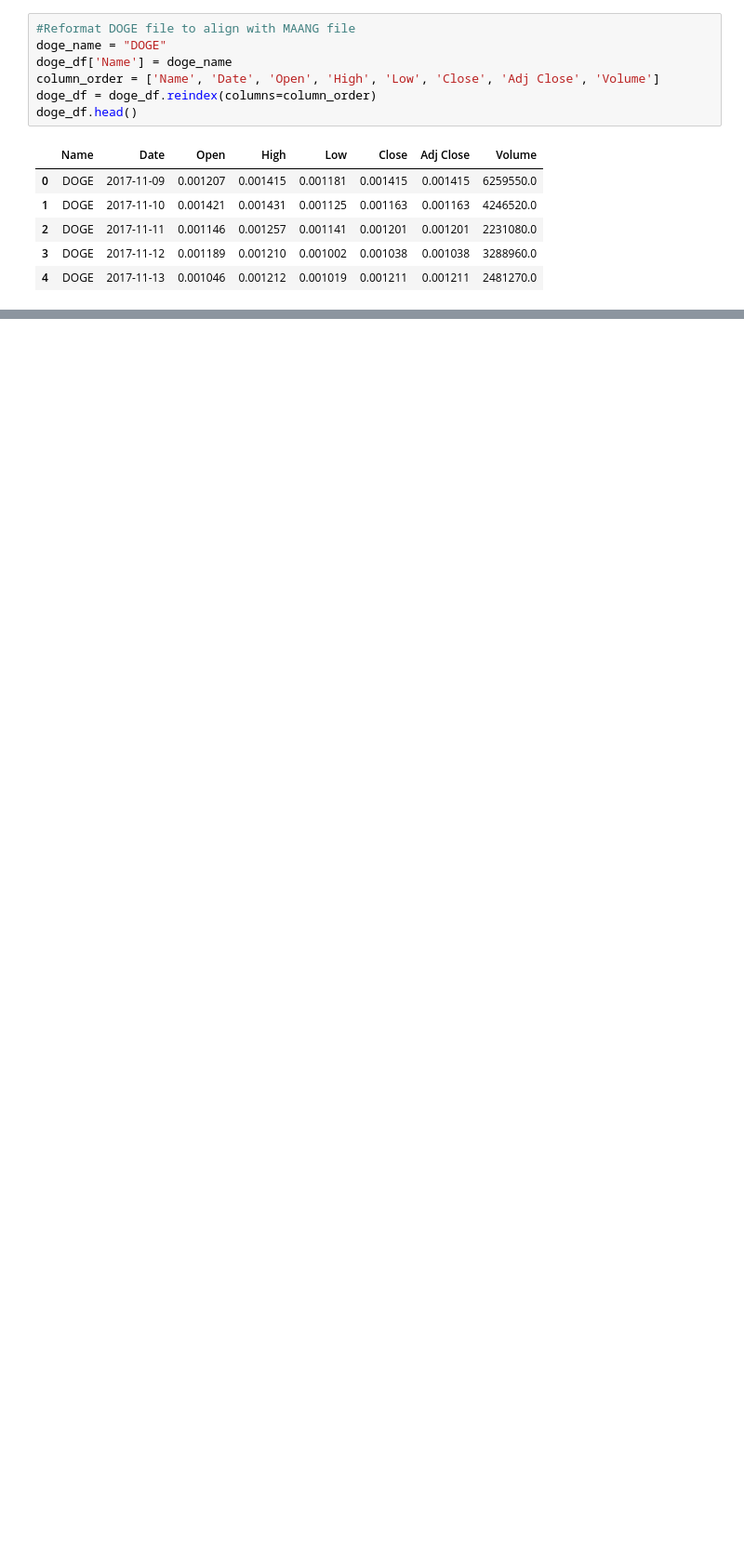
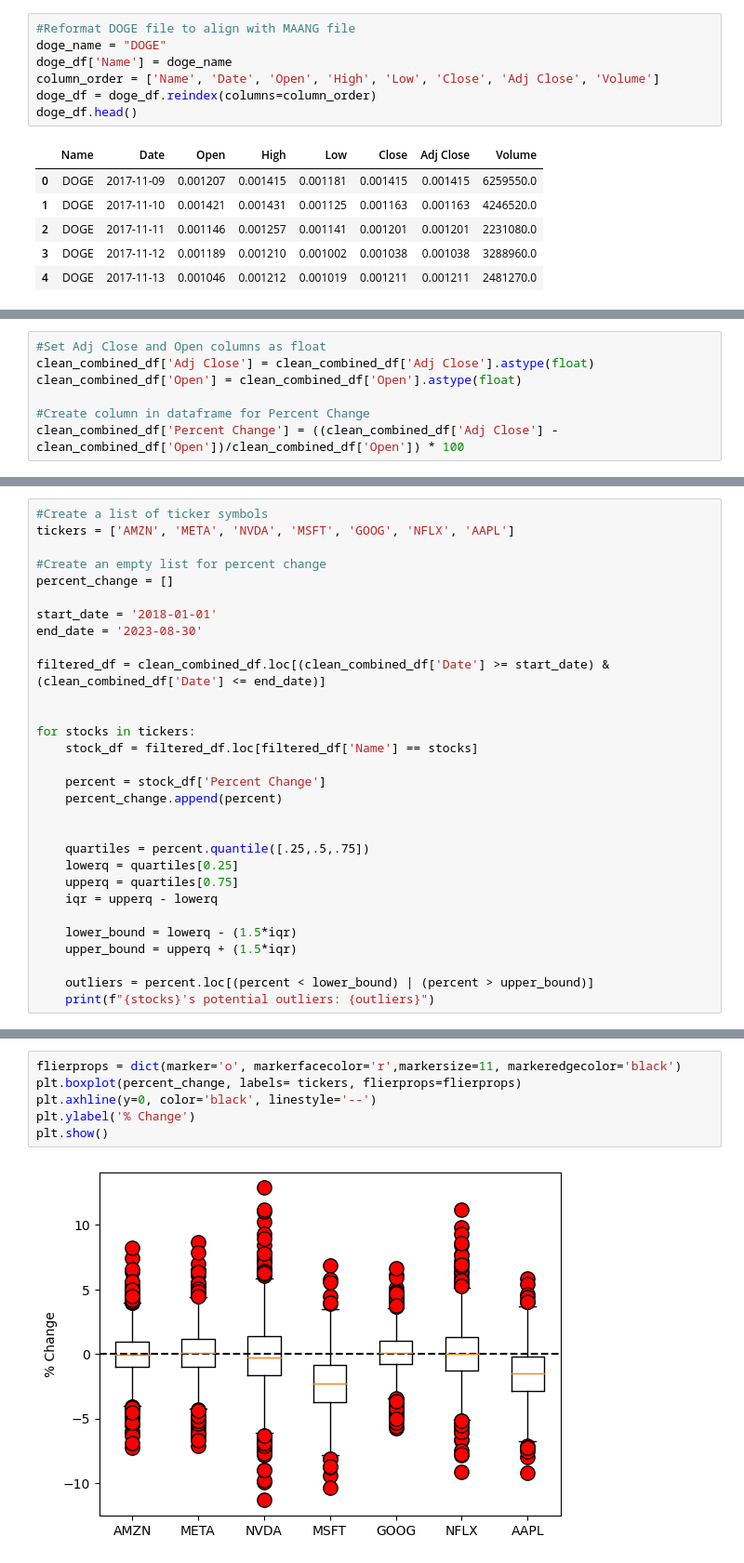
Before and after one commit to WestB-DEV/Covid-_19_Financial_data, a Jupyter notebook: volatile_stock/volatile_stock.ipynb, the cells around one changed output, grey strips where cells are left out. Shown: that part at 93% size. Saved outputs shown, nothing was run; the diff lists cells and outputs as text; blank space fills up the shorter version.

Commit message:
box and whisker plot added

```diff
--- a/volatile_stock/volatile_stock.ipynb
+++ b/volatile_stock/volatile_stock.ipynb
@@ -83,0 +81,7 @@ tickers = ['AMZN', 'META', 'NVDA', 'MSFT', 'GOOG', 'NFLX', 'AAPL', 'BTC', 'DOGE'
+# %%
+#Set Adj Close and Open columns as float
+clean_combined_df['Adj Close'] = clean_combined_df['Adj Close'].astype(float)
+clean_combined_df['Open'] = clean_combined_df['Open'].astype(float)
+
+#Create column in dataframe for Percent Change
+clean_combined_df['Percent Change'] = ((clean_combined_df['Adj Close'] - clean_combined_df['Open'])/clean_combined_df['Open']) * 100
@@ -83,0 +104,30 @@ tickers = ['AMZN', 'META', 'NVDA', 'MSFT', 'GOOG', 'NFLX', 'AAPL', 'BTC', 'DOGE'
+# %%
+#Create a list of ticker symbols
+tickers = ['AMZN', 'META', 'NVDA', 'MSFT', 'GOOG', 'NFLX', 'AAPL']
+
+#Create an empty list for percent change
+percent_change = []
+
+start_date = '2018-01-01'
+end_date = '2023-08-30'
+
+filtered_df = clean_combined_df.loc[(clean_combined_df['Date'] >= start_date) & (clean_combined_df['Date'] <= end_date)]
+
+
+for stocks in tickers:
+    stock_df = filtered_df.loc[filtered_df['Name'] == stocks]
+
+    percent = stock_df['Percent Change']
+    percent_change.append(percent)
+
+
+    quartiles = percent.quantile([.25,.5,.75])
+    lowerq = quartiles[0.25]
+    upperq = quartiles[0.75]
+    iqr = upperq - lowerq
+
+    lower_bound = lowerq - (1.5*iqr)
+    upper_bound = upperq + (1.5*iqr)
+
+    outliers = percent.loc[(percent < lower_bound) | (percent > upper_bound)]
+    print(f"{stocks}'s potential outliers: {outliers}")
@@ -83,0 +152,8 @@ tickers = ['AMZN', 'META', 'NVDA', 'MSFT', 'GOOG', 'NFLX', 'AAPL', 'BTC', 'DOGE'
+# %%
+flierprops = dict(marker='o', markerfacecolor='r',markersize=11, markeredgecolor='black')
+plt.boxplot(percent_change, labels= tickers, flierprops=flierprops)
+plt.axhline(y=0, color='black', linestyle='--')
+plt.ylabel('% Change')
+plt.show()
+# %% [output]
+[figure, added]
```
Also changed, not shown: parts of 9 cells of this notebook, 2 other files.
